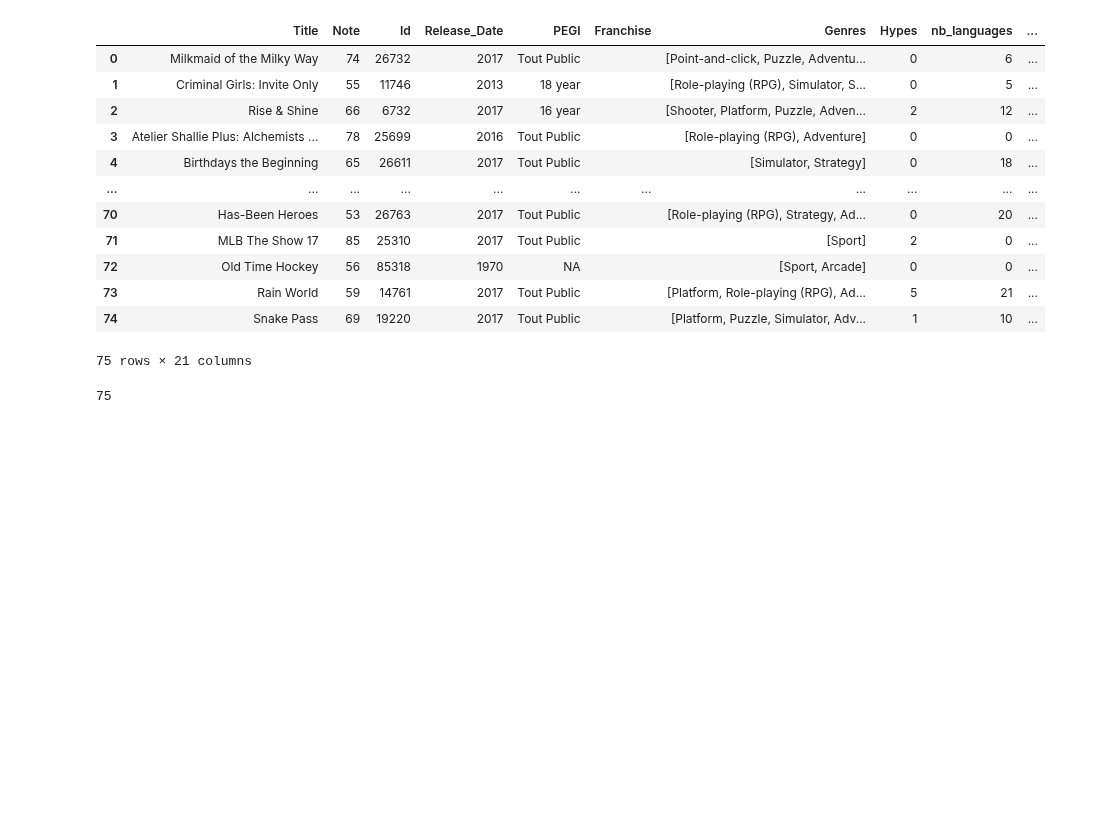
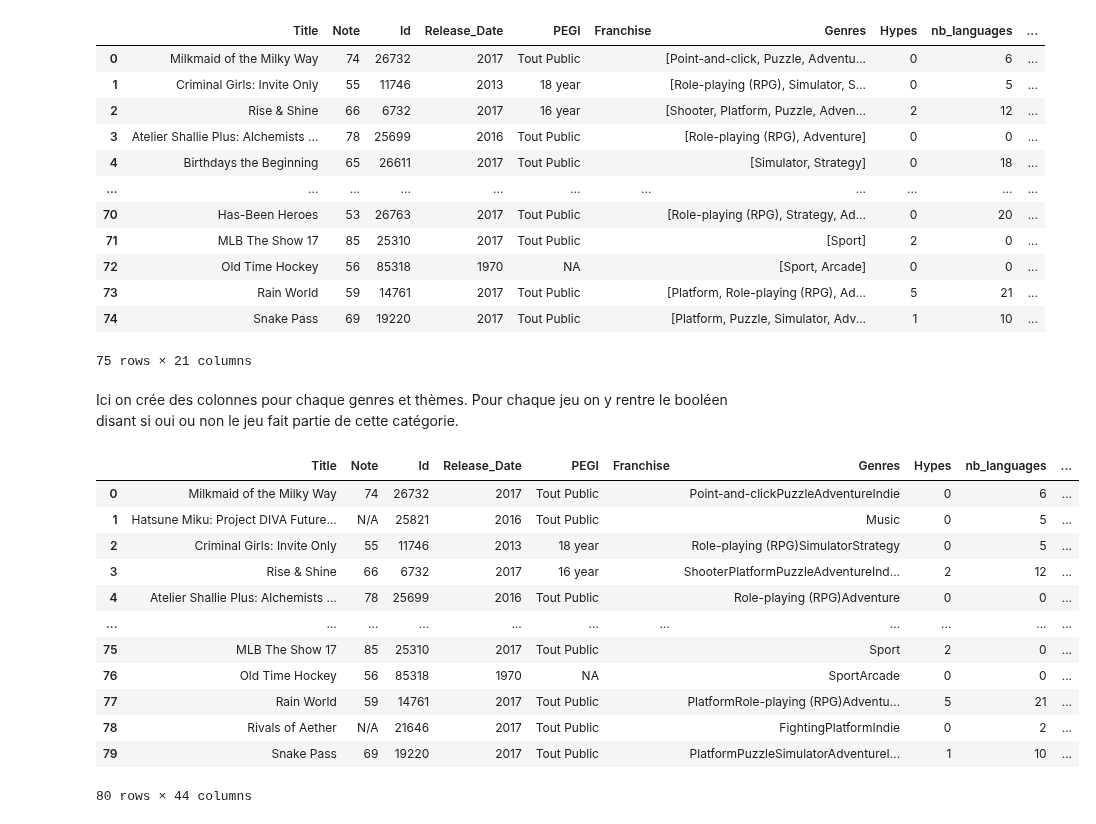
Before and after one commit to PyTomSss/PythonProjects, a Jupyter notebook: Project_Notebook.ipynb, the cells around one changed output. Drawn from its saved outputs; the diff is of its cells as text; code cells hidden in the pictures; blank space fills up the shorter version.

```diff
--- a/Project_Notebook.ipynb
+++ b/Project_Notebook.ipynb
@@ -573,7 +573,34 @@ DF.reset_index(drop = True)
 | 73 | Rain World | 59 | 14761 | 2017 | Tout Public |  | [Platform, Role-playing (RPG), Ad... | 5 | 21 | ... |
 | 74 | Snake Pass | 69 | 19220 | 2017 | Tout Public |  | [Platform, Puzzle, Simulator, Adv... | 1 | 10 | ... |
 75 rows × 21 columns
-# %%
-print(len(DF))
-# %% [output]
-75
+# %% [markdown]
+Ici on crée des colonnes pour chaque genres et thèmes. Pour chaque jeu on y rentre le booléen disant si oui ou non le jeu fait partie de cette catégorie.
+# %%
+#On transforme pour chaque jeu la liste de genres en string qui les rassemblent
+col_genres = []
+for i in DF_bis.index :
+        genre = str()
+        for j in range(len(DF_bis['Genres'][i])) :
+            genre = genre + str(DF_bis['Genres'][i][j])
+        col_genres.append(genre)
+
+DF_bis['Genres'] = col_genres
+
+for i in genre_dictionnary :
+    DF_bis[genre_dictionnary[i]]= DF_bis['Genres'].str.contains(genre_dictionnary[i], case=False).astype(bool)
+# %%
+DF_bis
+# %% [output]
+|  | Title | Note | Id | Release_Date | PEGI | Franchise | Genres | Hypes | nb_languages | ... |
+| 0 | Milkmaid of the Milky Way | 74 | 26732 | 2017 | Tout Public |  | Point-and-clickPuzzleAdventureIndie | 0 | 6 | ... |
+| 1 | Hatsune Miku: Project DIVA Future... | N/A | 25821 | 2016 | Tout Public |  | Music | 0 | 5 | ... |
+| 2 | Criminal Girls: Invite Only | 55 | 11746 | 2013 | 18 year |  | Role-playing (RPG)SimulatorStrategy | 0 | 5 | ... |
+| 3 | Rise & Shine | 66 | 6732 | 2017 | 16 year |  | ShooterPlatformPuzzleAdventureInd... | 2 | 12 | ... |
+| 4 | Atelier Shallie Plus: Alchemists ... | 78 | 25699 | 2016 | Tout Public |  | Role-playing (RPG)Adventure | 0 | 0 | ... |
+| ... | ... | ... | ... | ... | ... | ... | ... | ... | ... | ... |
+| 75 | MLB The Show 17 | 85 | 25310 | 2017 | Tout Public |  | Sport | 2 | 0 | ... |
+| 76 | Old Time Hockey | 56 | 85318 | 1970 | NA |  | SportArcade | 0 | 0 | ... |
+| 77 | Rain World | 59 | 14761 | 2017 | Tout Public |  | PlatformRole-playing (RPG)Adventu... | 5 | 21 | ... |
+| 78 | Rivals of Aether | N/A | 21646 | 2017 | Tout Public |  | FightingPlatformIndie | 0 | 2 | ... |
+| 79 | Snake Pass | 69 | 19220 | 2017 | Tout Public |  | PlatformPuzzleSimulatorAdventureI... | 1 | 10 | ... |
+80 rows × 44 columns
```
